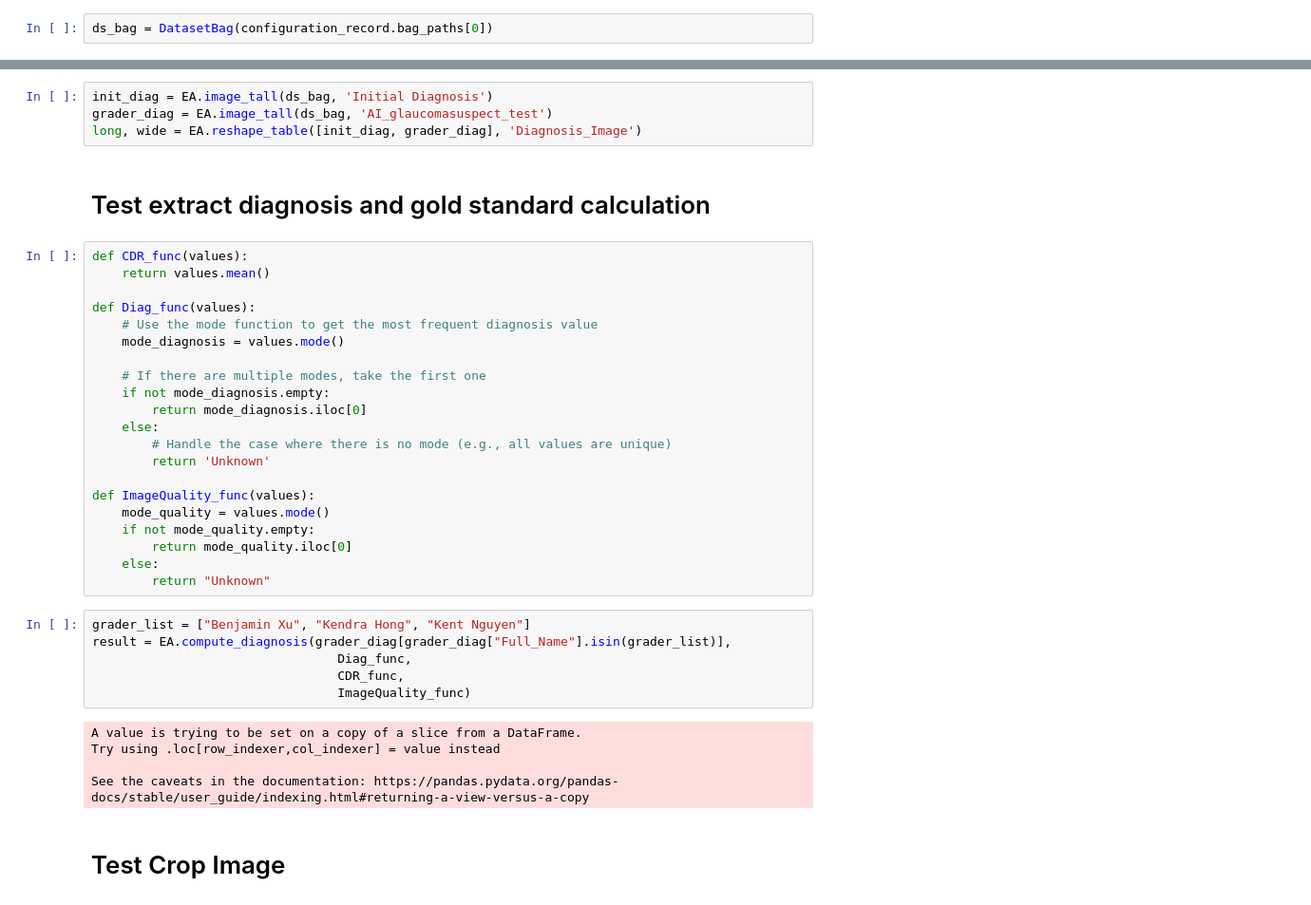
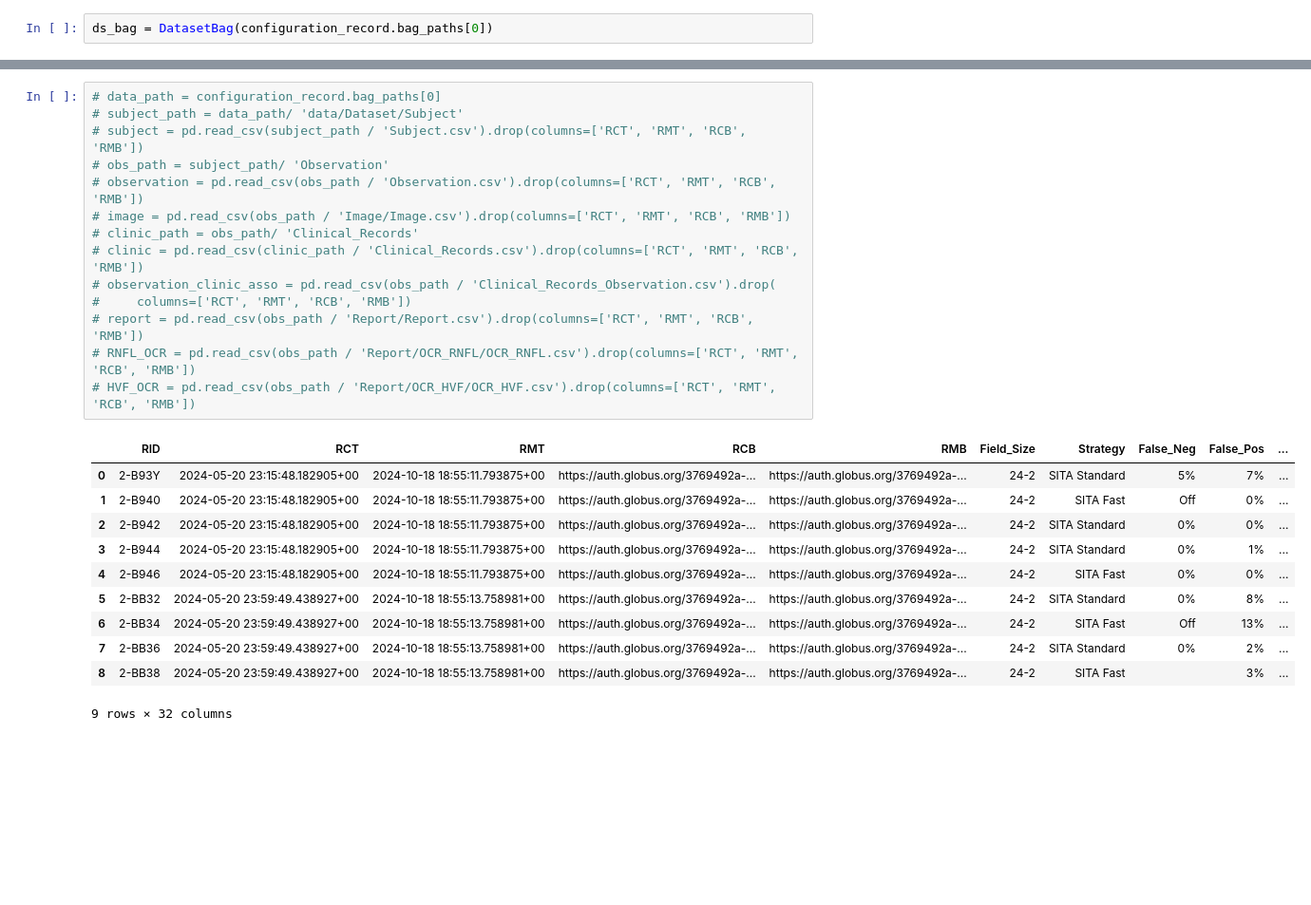
Before and after one commit to informatics-isi-edu/eye-ai-exec, a Jupyter notebook: notebooks/schema_changes/template_multimodal.ipynb, the cells around one changed output, grey strips where cells are left out. Shown at 95% size. Saved outputs shown, nothing was run; the diff lists cells and outputs as text; blank space fills up the shorter version.

Commit message:
Update testing on multimodal data.

```diff
--- a/notebooks/schema_changes/template_multimodal.ipynb
+++ b/notebooks/schema_changes/template_multimodal.ipynb
@@ -97,40 +131,26 @@ ds_bag = DatasetBag(configuration_record.bag_paths[0])
 # %%
-init_diag = EA.image_tall(ds_bag, 'Initial Diagnosis')
-grader_diag = EA.image_tall(ds_bag, 'AI_glaucomasuspect_test')
-long, wide = EA.reshape_table([init_diag, grader_diag], 'Diagnosis_Image')
+# data_path = configuration_record.bag_paths[0]
+# subject_path = data_path/ 'data/Dataset/Subject'
+# subject = pd.read_csv(subject_path / 'Subject.csv').drop(columns=['RCT', 'RMT', 'RCB', 'RMB'])
+# obs_path = subject_path/ 'Observation'
+# observation = pd.read_csv(obs_path / 'Observation.csv').drop(columns=['RCT', 'RMT', 'RCB', 'RMB'])
+# image = pd.read_csv(obs_path / 'Image/Image.csv').drop(columns=['RCT', 'RMT', 'RCB', 'RMB'])
+# clinic_path = obs_path/ 'Clinical_Records'
+# clinic = pd.read_csv(clinic_path / 'Clinical_Records.csv').drop(columns=['RCT', 'RMT', 'RCB', 'RMB'])
+# observation_clinic_asso = pd.read_csv(obs_path / 'Clinical_Records_Observation.csv').drop(
+#     columns=['RCT', 'RMT', 'RCB', 'RMB'])
+# report = pd.read_csv(obs_path / 'Report/Report.csv').drop(columns=['RCT', 'RMT', 'RCB', 'RMB'])
+# RNFL_OCR = pd.read_csv(obs_path / 'Report/OCR_RNFL/OCR_RNFL.csv').drop(columns=['RCT', 'RMT', 'RCB', 'RMB'])
+# HVF_OCR = pd.read_csv(obs_path / 'Report/OCR_HVF/OCR_HVF.csv').drop(columns=['RCT', 'RMT', 'RCB', 'RMB'])
+# %% [output]
+|  | RID | RCT | RMT | RCB | RMB | Field_Size | Strategy | False_Neg | False_Pos | ... |
+| 0 | 2-B93Y | 2024-05-20 23:15:48.182905+00 | 2024-10-18 18:55:11.793875+00 | https://auth.globus.org/3769492a-... | https://auth.globus.org/3769492a-... | 24-2 | SITA Standard | 5% | 7% | ... |
+| 1 | 2-B940 | 2024-05-20 23:15:48.182905+00 | 2024-10-18 18:55:11.793875+00 | https://auth.globus.org/3769492a-... | https://auth.globus.org/3769492a-... | 24-2 | SITA Fast | Off | 0% | ... |
+| 2 | 2-B942 | 2024-05-20 23:15:48.182905+00 | 2024-10-18 18:55:11.793875+00 | https://auth.globus.org/3769492a-... | https://auth.globus.org/3769492a-... | 24-2 | SITA Standard | 0% | 0% | ... |
+| 3 | 2-B944 | 2024-05-20 23:15:48.182905+00 | 2024-10-18 18:55:11.793875+00 | https://auth.globus.org/3769492a-... | https://auth.globus.org/3769492a-... | 24-2 | SITA Standard | 0% | 1% | ... |
+| 4 | 2-B946 | 2024-05-20 23:15:48.182905+00 | 2024-10-18 18:55:11.793875+00 | https://auth.globus.org/3769492a-... | https://auth.globus.org/3769492a-... | 24-2 | SITA Fast | 0% | 0% | ... |
+| 5 | 2-BB32 | 2024-05-20 23:59:49.438927+00 | 2024-10-18 18:55:13.758981+00 | https://auth.globus.org/3769492a-... | https://auth.globus.org/3769492a-... | 24-2 | SITA Standard | 0% | 8% | ... |
+| 6 | 2-BB34 | 2024-05-20 23:59:49.438927+00 | 2024-10-18 18:55:13.758981+00 | https://auth.globus.org/3769492a-... | https://auth.globus.org/3769492a-... | 24-2 | SITA Fast | Off | 13% | ... |
+| 7 | 2-BB36 | 2024-05-20 23:59:49.438927+00 | 2024-10-18 18:55:13.758981+00 | https://auth.globus.org/3769492a-... | https://auth.globus.org/3769492a-... | 24-2 | SITA Standard | 0% | 2% | ... |
+| 8 | 2-BB38 | 2024-05-20 23:59:49.438927+00 | 2024-10-18 18:55:13.758981+00 | https://auth.globus.org/3769492a-... | https://auth.globus.org/3769492a-... | 24-2 | SITA Fast |  | 3% | ... |
+9 rows × 32 columns
-# %% [markdown]
-# Test extract diagnosis and gold standard calculation
-# %%
-def CDR_func(values):
-    return values.mean()
-
-def Diag_func(values):
-    # Use the mode function to get the most frequent diagnosis value
-    mode_diagnosis = values.mode()
-
-    # If there are multiple modes, take the first one
-    if not mode_diagnosis.empty:
-        return mode_diagnosis.iloc[0]
-    else:
-        # Handle the case where there is no mode (e.g., all values are unique)
-        return 'Unknown'
-
-def ImageQuality_func(values):
-    mode_quality = values.mode()
-    if not mode_quality.empty:
-        return mode_quality.iloc[0]
-    else:
-        return "Unknown"
-# %%
-grader_list = ["Benjamin Xu", "Kendra Hong", "Kent Nguyen"]
-result = EA.compute_diagnosis(grader_diag[grader_diag["Full_Name"].isin(grader_list)],
-                                 Diag_func,
-                                 CDR_func,
-                                 ImageQuality_func)
-# %% [output]
-A value is trying to be set on a copy of a slice from a DataFrame.
-Try using .loc[row_indexer,col_indexer] = value instead
-
-See the caveats in the documentation: https://pandas.pydata.org/pandas-docs/stable/user_guide/indexing.html#returning-a-view-versus-a-copy
-# %% [markdown]
-# Test Crop Image
```
Also changed, not shown: parts of 10 cells of this notebook.
